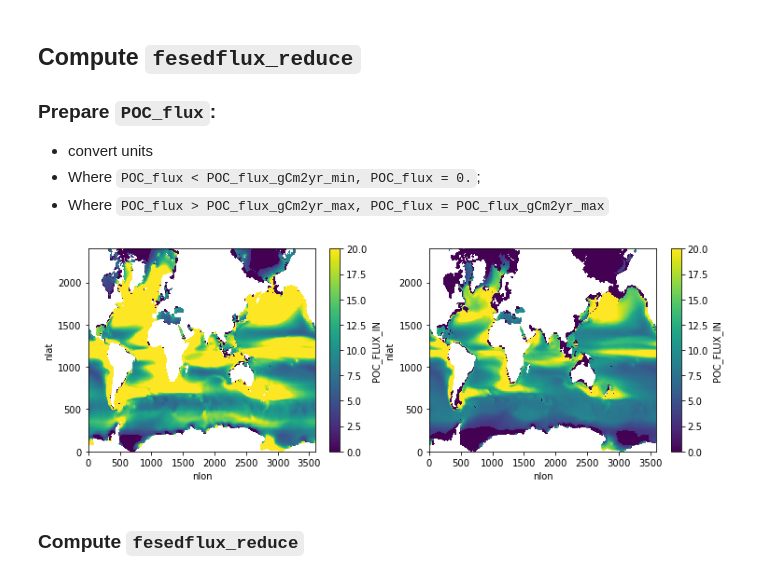
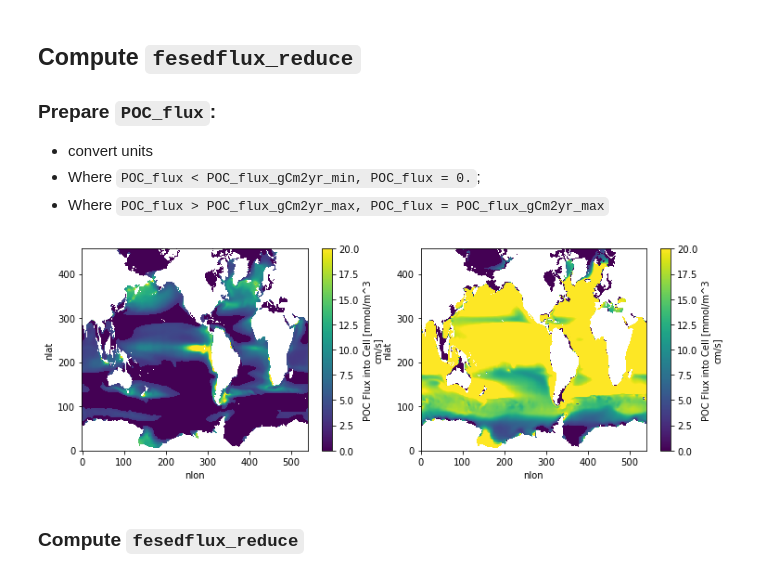
Before and after one commit to marbl-ecosys/forcing-Fe-sedflux, a Jupyter notebook: notebooks/Fe_sediment_flux_forcing.ipynb, the cells around one changed output. Cells and saved outputs as stored; diff of their text form; code cells hidden in the pictures.

```diff
--- a/notebooks/Fe_sediment_flux_forcing.ipynb
+++ b/notebooks/Fe_sediment_flux_forcing.ipynb
@@ -86,3 +85,6 @@ dst_grid = 'POP_tx0.1v3'
+# %%
+# dst_grid = 'POP_tx0.1v3'
+dst_grid = 'MOM_tx0.66v1'
 # %%
 POC_flux_gCm2yr_max = 20.
 POC_flux_gCm2yr_min = 3.
@@ -117,5 +119,11 @@ elif dst_grid == 'POP_tx0.1v3':
     ltripole = True
     data_in_src_grid['velocity'] = 'POP_tx0.1v3'
 
+elif dst_grid == 'MOM_tx0.66v1':
+    land_adj_sedfrac_min = 0.03
+    coef_fesedflux_POC_flux = 0.01614 # (mmolFe/m^2/yr)/(gC/m^2/yr) #  * 1.6
+    coef_fesedflux_current_speed2 = 0.0006568 # * 1.2
+    ltripole = True
+
 data_in_src_grid
 # %% [output]
@@ -123,7 +131,10 @@ data_in_src_grid
 # %% [markdown]
 ### Get model data `POC_FLUX_IN`, `UVEL`, `VVEL`
 # %%
-ds = pop_tools.get_grid(dst_grid)
+try:
+    ds = pop_tools.get_grid(dst_grid)
+except:
+    ds = util.get_MOM_grid(dst_grid)
 
 for var_group, src_grid in data_in_src_grid.items():
     zarr_in = f'{util.dirwork}/{var_group}.{src_grid}_to_{dst_grid}.zarr'
@@ -187,17 +200,20 @@ h = plt.title('Sum of sedfrac in column, colormap scaled')
 # %%
 POC_flux = ds.POC_FLUX_IN * nmolCcm2s_to_gCm2yr
 POC_flux = xr.where(POC_flux <= POC_flux_gCm2yr_min, 0., POC_flux)
 POC_flux = xr.where(POC_flux > POC_flux_gCm2yr_max, POC_flux_gCm2yr_max, POC_flux)
 POC_flux = POC_flux.reset_index('z_t', drop=True)
 
 fig = plt.figure(figsize=(12,4))
 ax = fig.add_subplot(1, 2, 1)
 h = POC_flux.isel(z_t=3).plot()
 
 ax = fig.add_subplot(1, 2, 2)
-h = POC_flux.isel(z_t=20).plot()
+if dst_grid.startswith("POP"):
+    h = POC_flux.isel(z_t=20).plot()
+else:
+    h = POC_flux.isel(z_t=24).plot()
 # %% [output]
-[figure, old version]
+[figure, new version]
 # %% [markdown]
 ### Compute `fesedflux_reduce`
 # %% [markdown]
```
Also changed, not shown: parts of 17 cells of this notebook, 5 other files.
